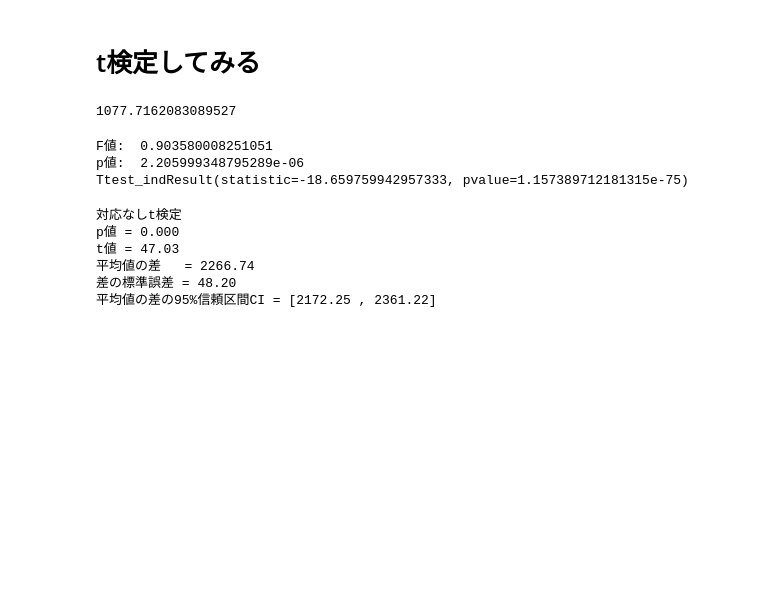
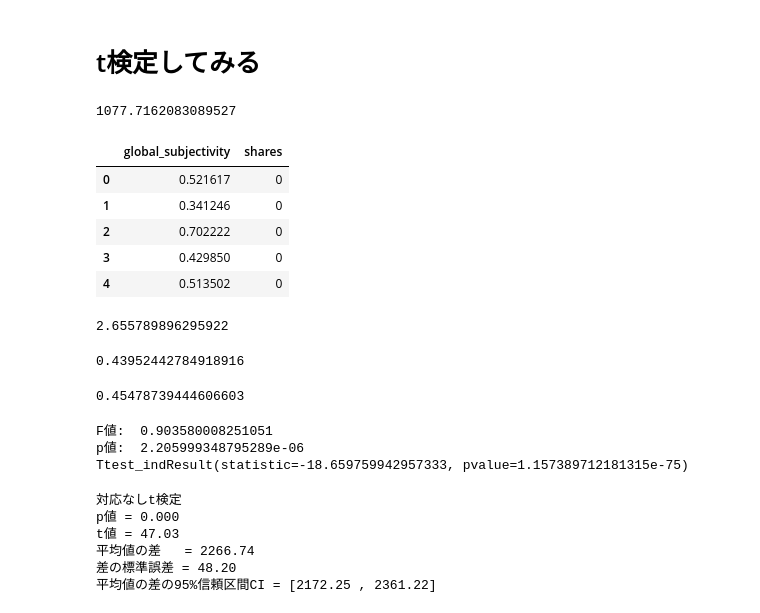
Before and after one commit to risingjiro/OnlineNews, a Jupyter notebook: analysis.ipynb, the cells around one changed output. Cells and saved outputs as stored; diff of their text form; code cells hidden in the pictures; blank space fills up the shorter version.

```diff
--- a/analysis.ipynb
+++ b/analysis.ipynb
@@ -109,0 +295,10 @@ unpop = df_holidays['shares'][df_holidays['shares'] <= m]
+# %%
+df_global_subjectivity = df[["global_subjectivity", "shares"]]
+df_global_subjectivity.head()
+# %% [output]
+|  | global_subjectivity | shares |
+| 0 | 0.521617 | 0 |
+| 1 | 0.341246 | 0 |
+| 2 | 0.702222 | 0 |
+| 3 | 0.429850 | 0 |
+| 4 | 0.513502 | 0 |
@@ -110,3 +308,33 @@ unpop = df_holidays['shares'][df_holidays['shares'] <= m]
+# %%
+def bohiritsu(n1, n2, p1, p2):
+    p_hat = ((n1 * p1) + (n2 * p2)) / (n1 + n2)
+
+
+    upper = abs(p1 - p2)
+    lowwer = np.sqrt((p_hat * (1 - p_hat)) * (1/n1 + 1/n2))
+    # z = (p1 - p2) / np.sqrt(p_hat * (1 - p_hat) * (1/n1 + 1/n2))
+    z = upper / lowwer
+    return z
+
+n1 = len(global_0)
+n2 = len(global_1)
+
+p1 = global_0['global_subjectivity'].mean()
+p2 = global_1['global_subjectivity'].mean()
+
+
+
+bohiritsu(n1, n2, p1, p2)
+# %% [output]
+2.655789896295922
+# %%
+p1
+# %% [output]
+0.43952442784918916
+# %%
+p2
+# %% [output]
+0.45478739444606603
 # %%
 def f_kentei(a, b):
     a_var = np.var(a, ddof=1)
```
Also changed, not shown: parts of 22 cells of this notebook.
